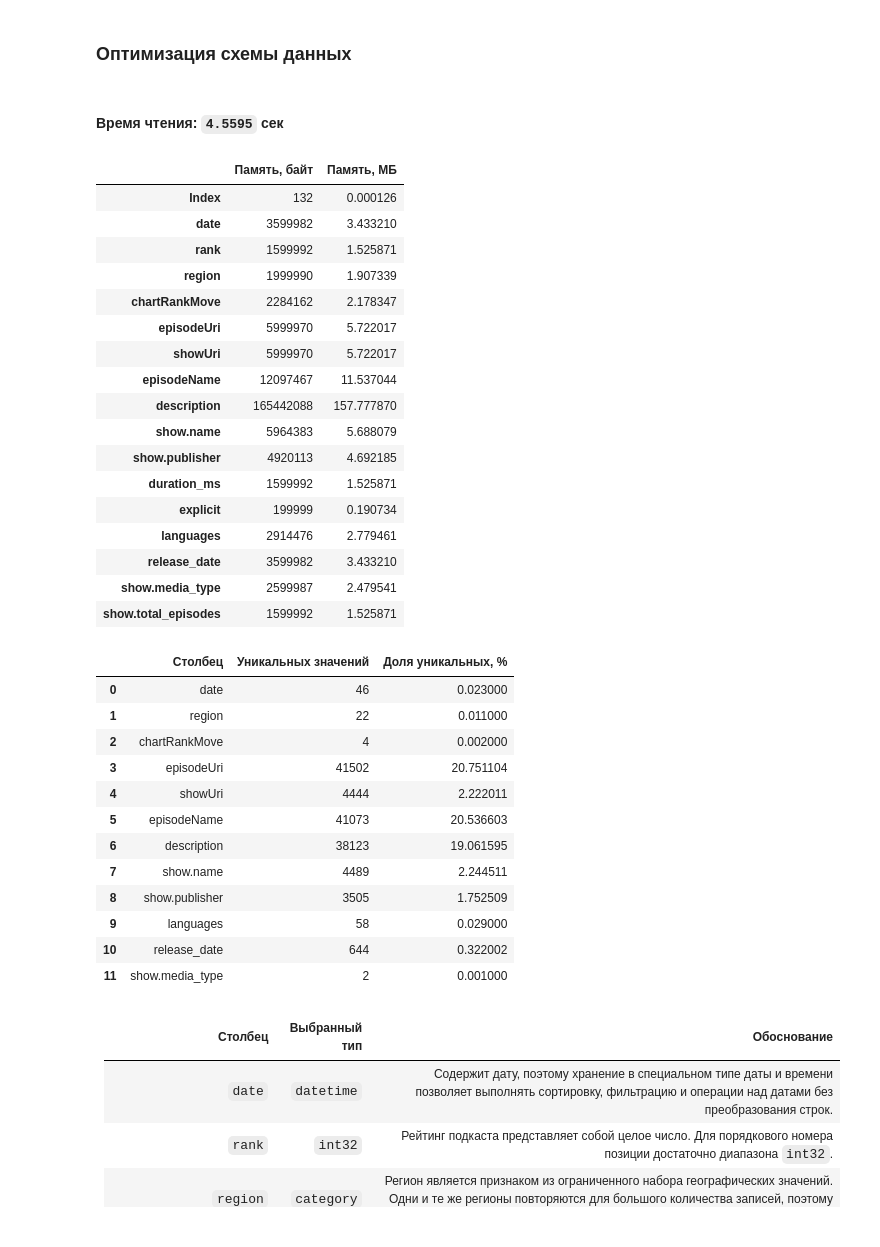
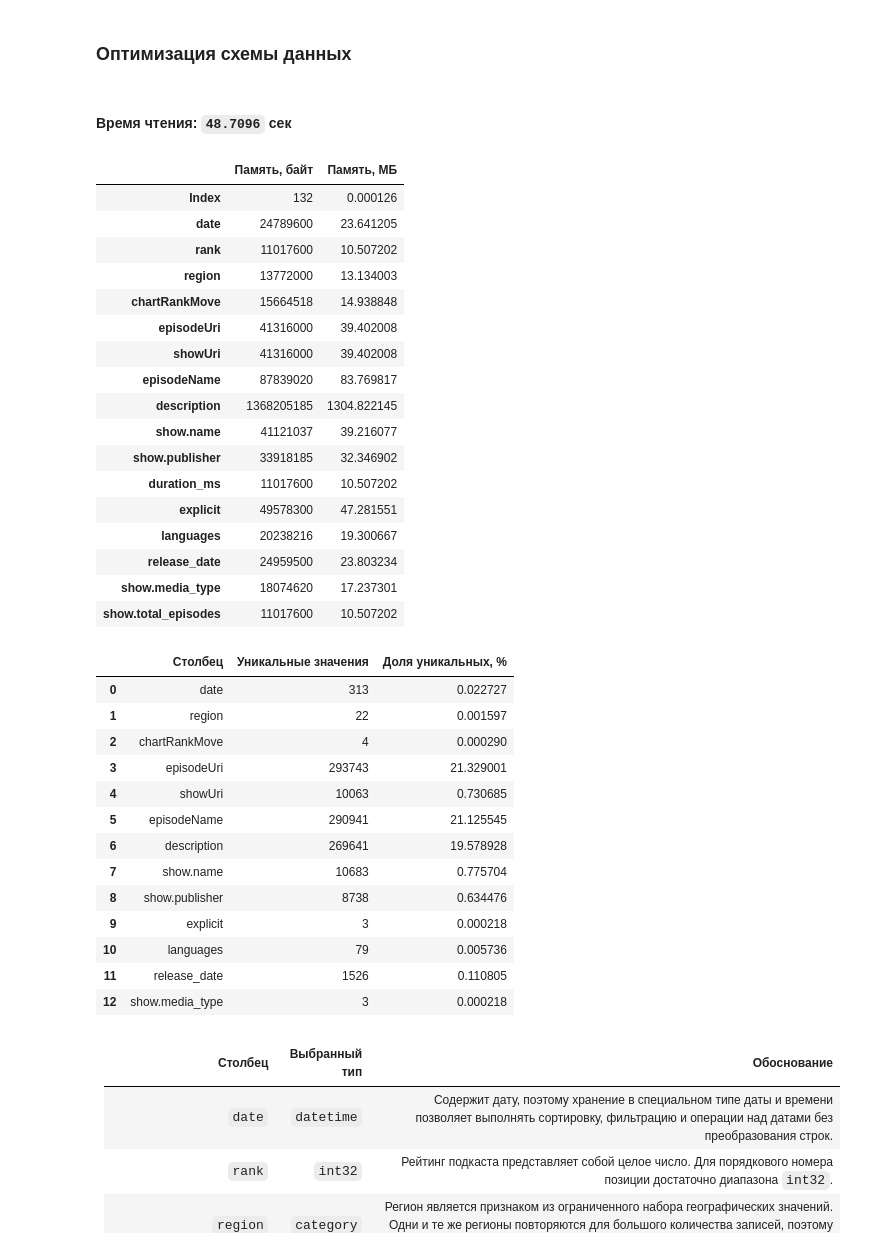
Before and after one commit to haeozo/Data, a Jupyter notebook: notebooks/01_overview.ipynb, the cells around one changed output. Saved outputs shown, nothing was run; the diff lists cells and outputs as text; code cells hidden in the pictures.

```diff
--- a/notebooks/01_overview.ipynb
+++ b/notebooks/01_overview.ipynb
@@ -222,26 +222,26 @@ plt.show()
 ### Оптимизация схемы данных
 # %%
 import statistics
+import sys
 import time
 from pathlib import Path
-import sys
 
 sys.path.append("..")
 
 import pandas as pd
 from IPython.display import Markdown, display
 
-from src.config import DATA_SCHEMA, DEBUG_DATA_PATH, PROCESSED_DIR
+from src.config import DATA_SCHEMA, PROCESSED_DIR, RAW_DATA_PATH
 
 start = time.perf_counter()
 
-df_before = pd.read_csv(DEBUG_DATA_PATH)
+df_before = pd.read_csv(RAW_DATA_PATH)
 
 read_time_before = time.perf_counter() - start
 
 display(Markdown(f"#### Время чтения: `{read_time_before:.4f}` сек"))
 # %% [output]
-#### Время чтения: `4.5595` сек
+#### Время чтения: `48.7096` сек
 # %%
 memory_before = (df_before.memory_usage(deep=True).rename("Память, байт").to_frame())
 
@@ -251,62 +251,63 @@ memory_before
 # %% [output]
 |  | Память, байт | Память, МБ |
 | Index | 132 | 0.000126 |
-| date | 3599982 | 3.433210 |
-| rank | 1599992 | 1.525871 |
-| region | 1999990 | 1.907339 |
-| chartRankMove | 2284162 | 2.178347 |
-| episodeUri | 5999970 | 5.722017 |
-| showUri | 5999970 | 5.722017 |
-| episodeName | 12097467 | 11.537044 |
-| description | 165442088 | 157.777870 |
-| show.name | 5964383 | 5.688079 |
-| show.publisher | 4920113 | 4.692185 |
-| duration_ms | 1599992 | 1.525871 |
-| explicit | 199999 | 0.190734 |
-| languages | 2914476 | 2.779461 |
-| release_date | 3599982 | 3.433210 |
-| show.media_type | 2599987 | 2.479541 |
-| show.total_episodes | 1599992 | 1.525871 |
+| date | 24789600 | 23.641205 |
+| rank | 11017600 | 10.507202 |
+| region | 13772000 | 13.134003 |
+| chartRankMove | 15664518 | 14.938848 |
+| episodeUri | 41316000 | 39.402008 |
+| showUri | 41316000 | 39.402008 |
+| episodeName | 87839020 | 83.769817 |
+| description | 1368205185 | 1304.822145 |
+| show.name | 41121037 | 39.216077 |
+| show.publisher | 33918185 | 32.346902 |
+| duration_ms | 11017600 | 10.507202 |
+| explicit | 49578300 | 47.281551 |
+| languages | 20238216 | 19.300667 |
+| release_date | 24959500 | 23.803234 |
+| show.media_type | 18074620 | 17.237301 |
+| show.total_episodes | 11017600 | 10.507202 |
 # %%
 text_columns = df_before.select_dtypes(
     include=["object", "string"]
 ).columns
 
 text_unique_share = pd.DataFrame({
     "Столбец": text_columns,
-    "Уникальных значений": [
+    "Уникальные значения": [
         df_before[column].nunique(dropna=False)
         for column in text_columns
     ],
     "Доля уникальных": [
         df_before[column].nunique(dropna=False) / len(df_before)
         for column in text_columns
     ]
 })
 
 text_unique_share["Доля уникальных, %"] = (
     text_unique_share["Доля уникальных"] * 100
 )
 
 text_unique_share = text_unique_share.drop(
     columns="Доля уникальных"
 )
 
 text_unique_share
 # %% [output]
-|  | Столбец | Уникальных значений | Доля уникальных, % |
-| 0 | date | 46 | 0.023000 |
-| 1 | region | 22 | 0.011000 |
-| 2 | chartRankMove | 4 | 0.002000 |
-| 3 | episodeUri | 41502 | 20.751104 |
-| 4 | showUri | 4444 | 2.222011 |
-| 5 | episodeName | 41073 | 20.536603 |
-| 6 | description | 38123 | 19.061595 |
-| 7 | show.name | 4489 | 2.244511 |
-| 8 | show.publisher | 3505 | 1.752509 |
-| 9 | languages | 58 | 0.029000 |
-| 10 | release_date | 644 | 0.322002 |
-| 11 | show.media_type | 2 | 0.001000 |
+|  | Столбец | Уникальные значения | Доля уникальных, % |
+| 0 | date | 313 | 0.022727 |
+| 1 | region | 22 | 0.001597 |
+| 2 | chartRankMove | 4 | 0.000290 |
+| 3 | episodeUri | 293743 | 21.329001 |
+| 4 | showUri | 10063 | 0.730685 |
+| 5 | episodeName | 290941 | 21.125545 |
+| 6 | description | 269641 | 19.578928 |
+| 7 | show.name | 10683 | 0.775704 |
+| 8 | show.publisher | 8738 | 0.634476 |
+| 9 | explicit | 3 | 0.000218 |
+| 10 | languages | 79 | 0.005736 |
+| 11 | release_date | 1526 | 0.110805 |
+| 12 | show.media_type | 3 | 0.000218 |
 # %% [markdown]
 | Столбец               | Выбранный тип | Обоснование|
 | --------------------- | ------------- | ----------------------------------------------------------------------------------------------------------------------------------------------------------------------------------------------------------- |
```
Also changed, not shown: parts of 40 cells of this notebook.
